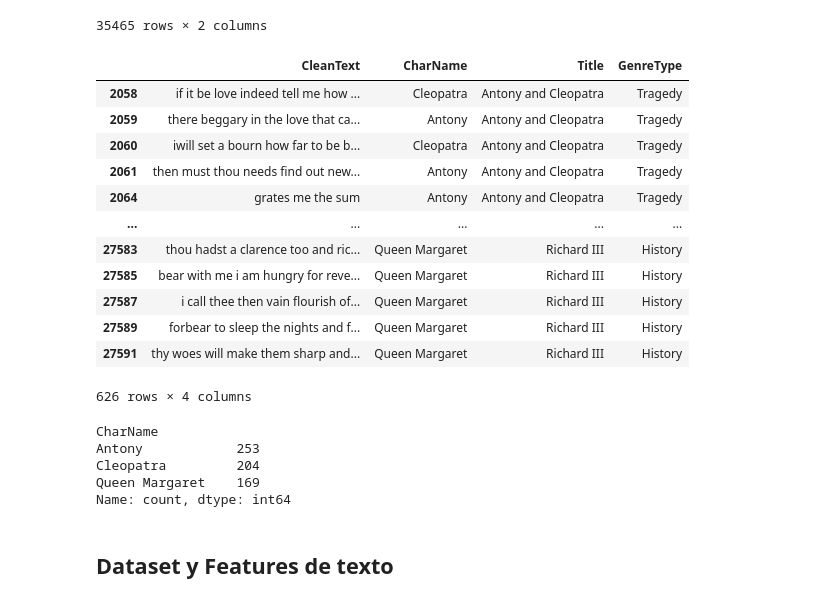
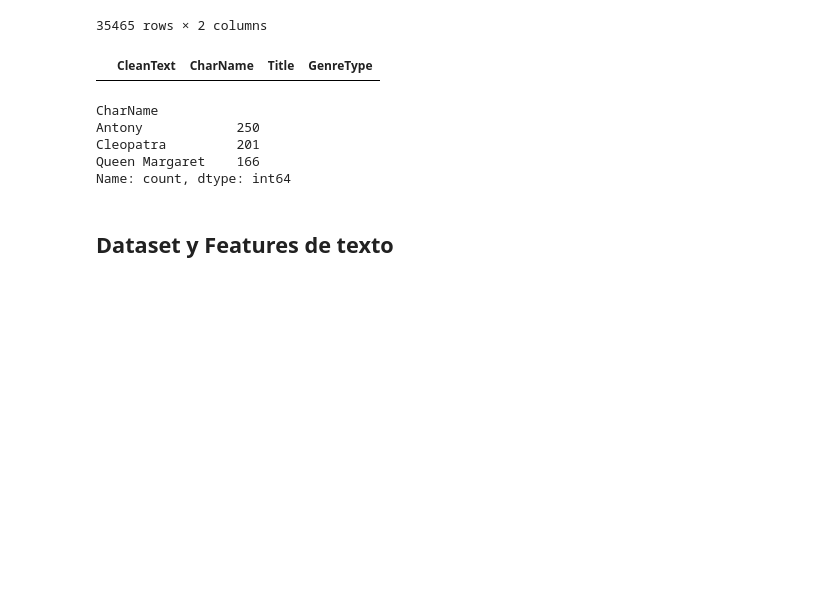
Before and after one commit to lupish/introcd_grupo_17, a Jupyter notebook: Tarea_2/shakespeare_tarea_2.ipynb, the cells around one changed output. Cells and saved outputs as stored; diff of their text form; code cells hidden in the pictures; blank space fills up the shorter version.

Commit message:
FIX: Dropeo de NaNs en el dataset.

```diff
--- a/Tarea_2/shakespeare_tarea_2.ipynb
+++ b/Tarea_2/shakespeare_tarea_2.ipynb
@@ -163,37 +174,28 @@ df_paragraphs[["PlainText", "CleanText"]]
 # %%
 # Agregamos personajes, obras y géneros en el mismo dataset
 df_dataset = df_paragraphs.merge(df_chapters.set_index("id")["work_id"], left_on="chapter_id", right_index=True)
 df_dataset = df_dataset.merge(df_works.set_index("id")[["Title", "GenreType"]], left_on="work_id", right_index=True)
 df_dataset = df_dataset.merge(df_characters.set_index('id')["CharName"], left_on="character_id", right_index=True).sort_index()
 df_dataset = df_dataset[["CleanText", "CharName", "Title", "GenreType"]]
 
 # Usaremos sólo estos personajes
 characters = ["Antony", "Cleopatra", "Queen Margaret"]
 df_dataset = df_dataset[df_dataset["CharName"].isin(characters)]
 
-df_dataset
+#Quitamos las filas que fueron limpiadas por completo y ahora estan como NaNs
+df_dataset[df_dataset['CleanText'].isnull()]
+df_dataset = df_dataset.dropna()
+df_dataset[df_dataset['CleanText'].isnull()]
 # %% [output]
 |  | CleanText | CharName | Title | GenreType |
-| 2058 | if it be love indeed tell me how ... | Cleopatra | Antony and Cleopatra | Tragedy |
-| 2059 | there beggary in the love that ca... | Antony | Antony and Cleopatra | Tragedy |
-| 2060 | iwill set a bourn how far to be b... | Cleopatra | Antony and Cleopatra | Tragedy |
-| 2061 | then must thou needs find out new... | Antony | Antony and Cleopatra | Tragedy |
-| 2064 | grates me the sum | Antony | Antony and Cleopatra | Tragedy |
-| ... | ... | ... | ... | ... |
-| 27583 | thou hadst a clarence too and ric... | Queen Margaret | Richard III | History |
-| 27585 | bear with me i am hungry for reve... | Queen Margaret | Richard III | History |
-| 27587 | i call thee then vain flourish of... | Queen Margaret | Richard III | History |
-| 27589 | forbear to sleep the nights and f... | Queen Margaret | Richard III | History |
-| 27591 | thy woes will make them sharp and... | Queen Margaret | Richard III | History |
-626 rows × 4 columns
 # %%
 # Párrafos por cada personaje seleccionado
 df_dataset["CharName"].value_counts()
 # %% [output]
 CharName
-Antony            253
-Cleopatra         204
-Queen Margaret    169
+Antony            250
+Cleopatra         201
+Queen Margaret    166
 Name: count, dtype: int64
 # %% [markdown]
 ## Dataset y Features de texto
```
Also changed, not shown: parts of 9 cells of this notebook.
